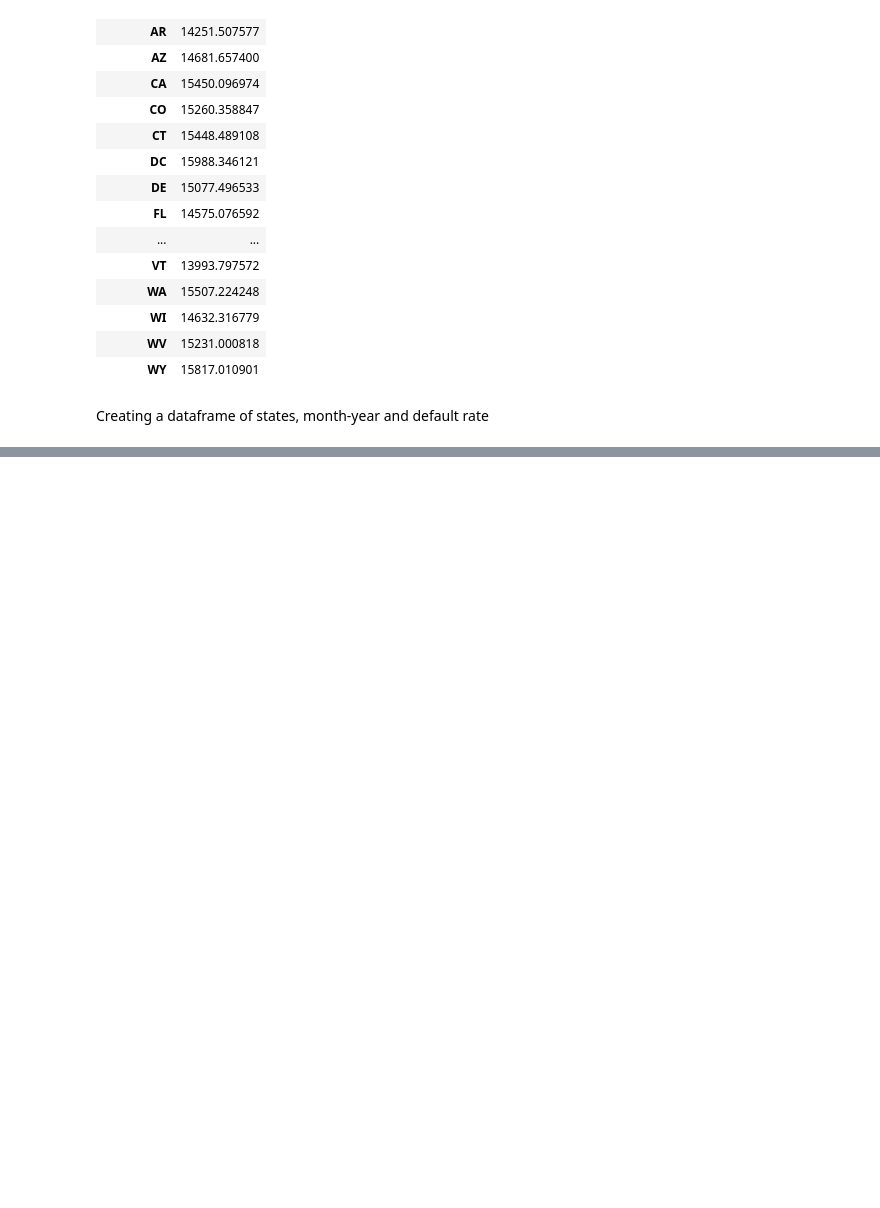
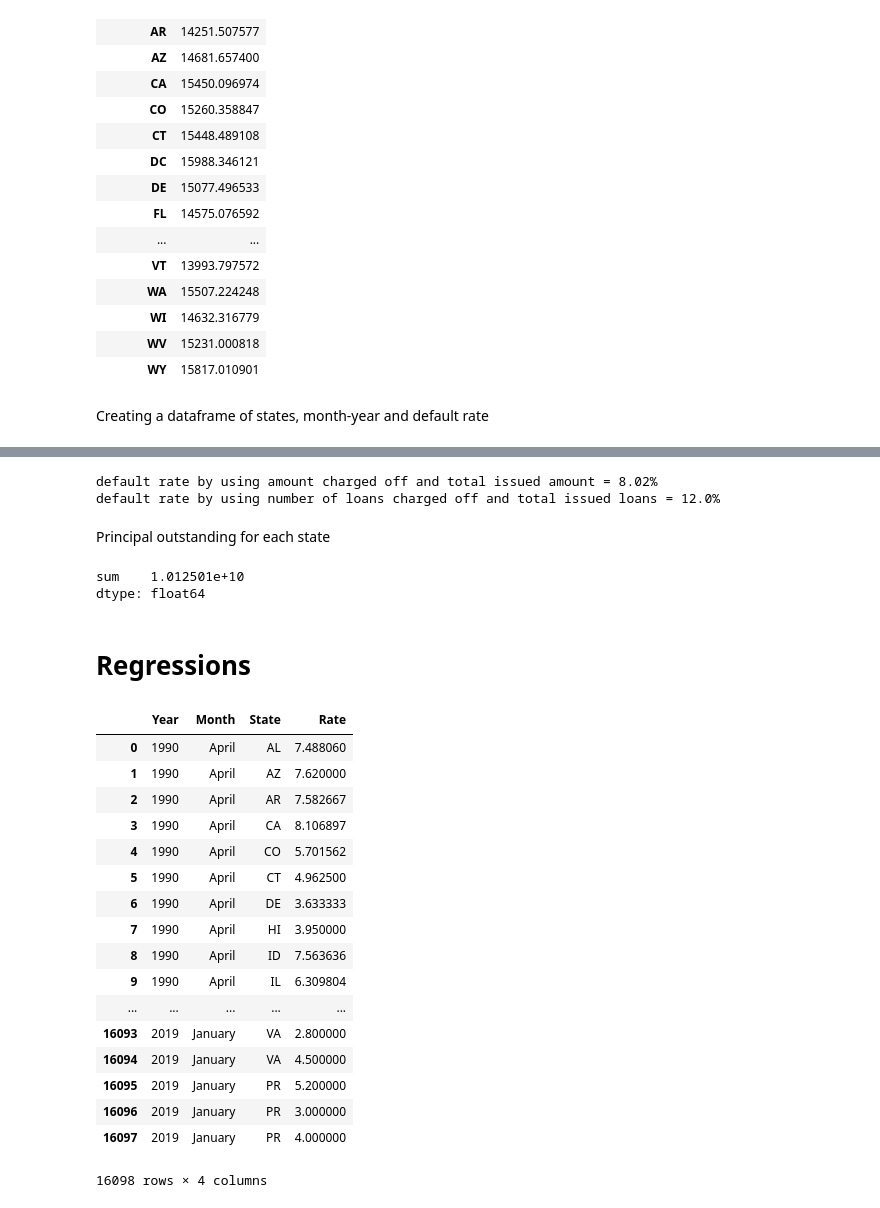
Before and after one commit to 180492sunney/risk_project, a Jupyter notebook: Risk_Project.ipynb, the cells around one changed output, grey strips where cells are left out. Drawn from its saved outputs; the diff is of its cells as text; code cells hidden in the pictures; blank space fills up the shorter version.

```diff
--- a/Risk_Project.ipynb
+++ b/Risk_Project.ipynb
@@ -253,0 +257,2 @@ final_df.to_csv('monthly_default_rate.csv')
+# %%
+unemp_data = pd.read_csv("monthly_unemployment_rate_toJan2019.csv")
@@ -253,0 +284,20 @@ final_df.to_csv('monthly_default_rate.csv')
+# %%
+charged_off_lc_web = 3055007391
+total_issued_lc_web = 38106936925
+print('default rate by using amount charged off and total issued amount = ' + str(round(100*charged_off_lc_web/total_issued_lc_web,2))+'%')
+print('default rate by using number of loans charged off and total issued loans = ' + str(round(100*loan_data[loan_data['loan_status']=='Charged Off'].shape[0]/loan_data.shape[0],2))+'%')
+# %% [output]
+default rate by using amount charged off and total issued amount = 8.02%
+default rate by using number of loans charged off and total issued loans = 12.0%
+# %% [markdown]
+Principal outstanding for each state
+# %%
+principal_outstanding_df = loan_data[loan_data['loan_status']=='Current'][['id','addr_state','funded_amnt','total_rec_prncp']]
+principal_outstanding_df['princ_outstanding'] = principal_outstanding_df['funded_amnt']-principal_outstanding_df['total_rec_prncp']
+exp_by_state = principal_outstanding_df.groupby('addr_state').agg(['sum'])
+exp_by_state['princ_outstanding'].sum()
+# %% [output]
+sum    1.012501e+10
+dtype: float64
+# %% [markdown]
+# Regressions
@@ -253,0 +312,21 @@ final_df.to_csv('monthly_default_rate.csv')
+# %%
+unemp_data
+# %% [output]
+|  | Year | Month | State | Rate |
+| 0 | 1990 | April | AL | 7.488060 |
+| 1 | 1990 | April | AZ | 7.620000 |
+| 2 | 1990 | April | AR | 7.582667 |
+| 3 | 1990 | April | CA | 8.106897 |
+| 4 | 1990 | April | CO | 5.701562 |
+| 5 | 1990 | April | CT | 4.962500 |
+| 6 | 1990 | April | DE | 3.633333 |
+| 7 | 1990 | April | HI | 3.950000 |
+| 8 | 1990 | April | ID | 7.563636 |
+| 9 | 1990 | April | IL | 6.309804 |
+| ... | ... | ... | ... | ... |
+| 16093 | 2019 | January | VA | 2.800000 |
+| 16094 | 2019 | January | VA | 4.500000 |
+| 16095 | 2019 | January | PR | 5.200000 |
+| 16096 | 2019 | January | PR | 3.000000 |
+| 16097 | 2019 | January | PR | 4.000000 |
+16098 rows × 4 columns
```
Also changed, not shown: parts of 11 cells of this notebook.
